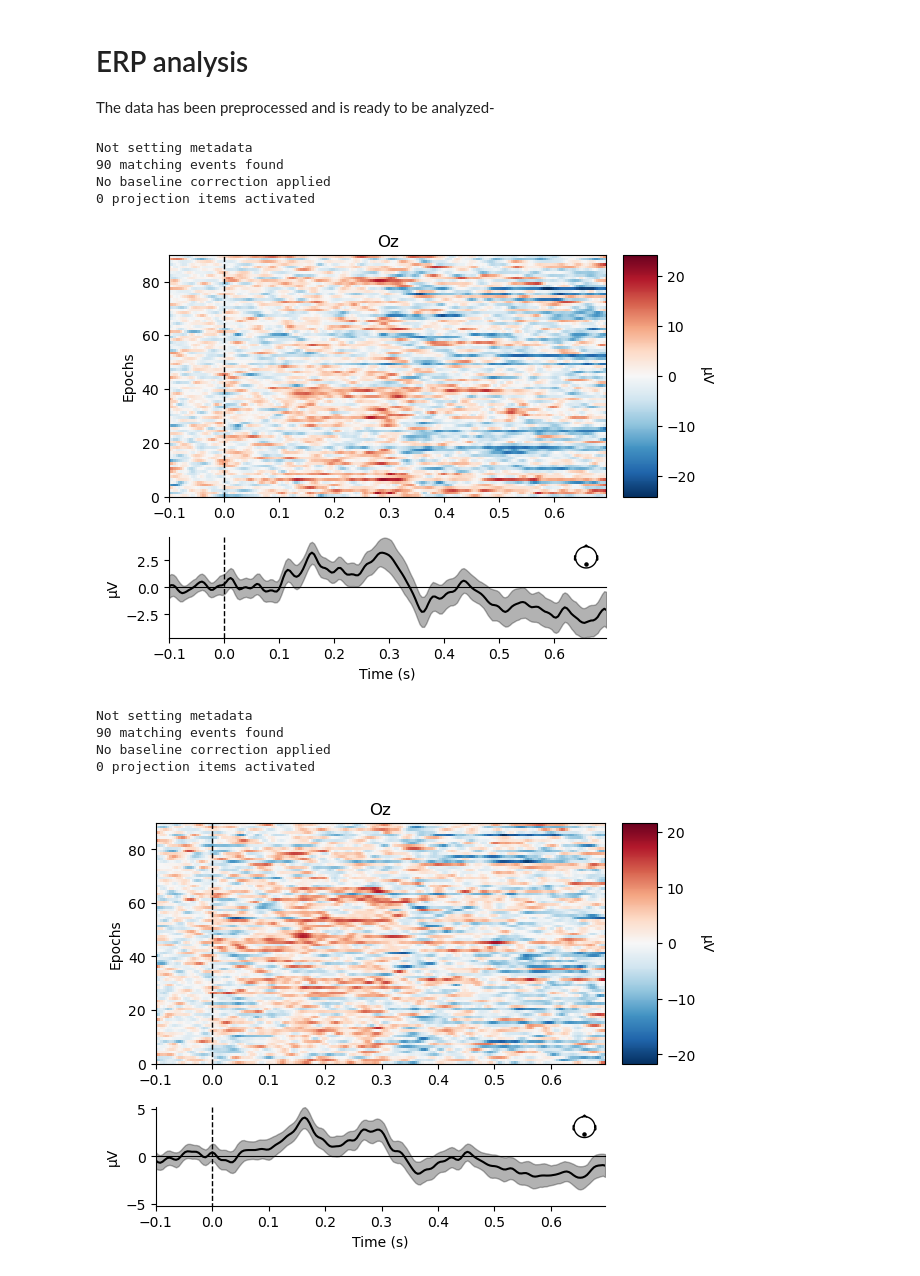
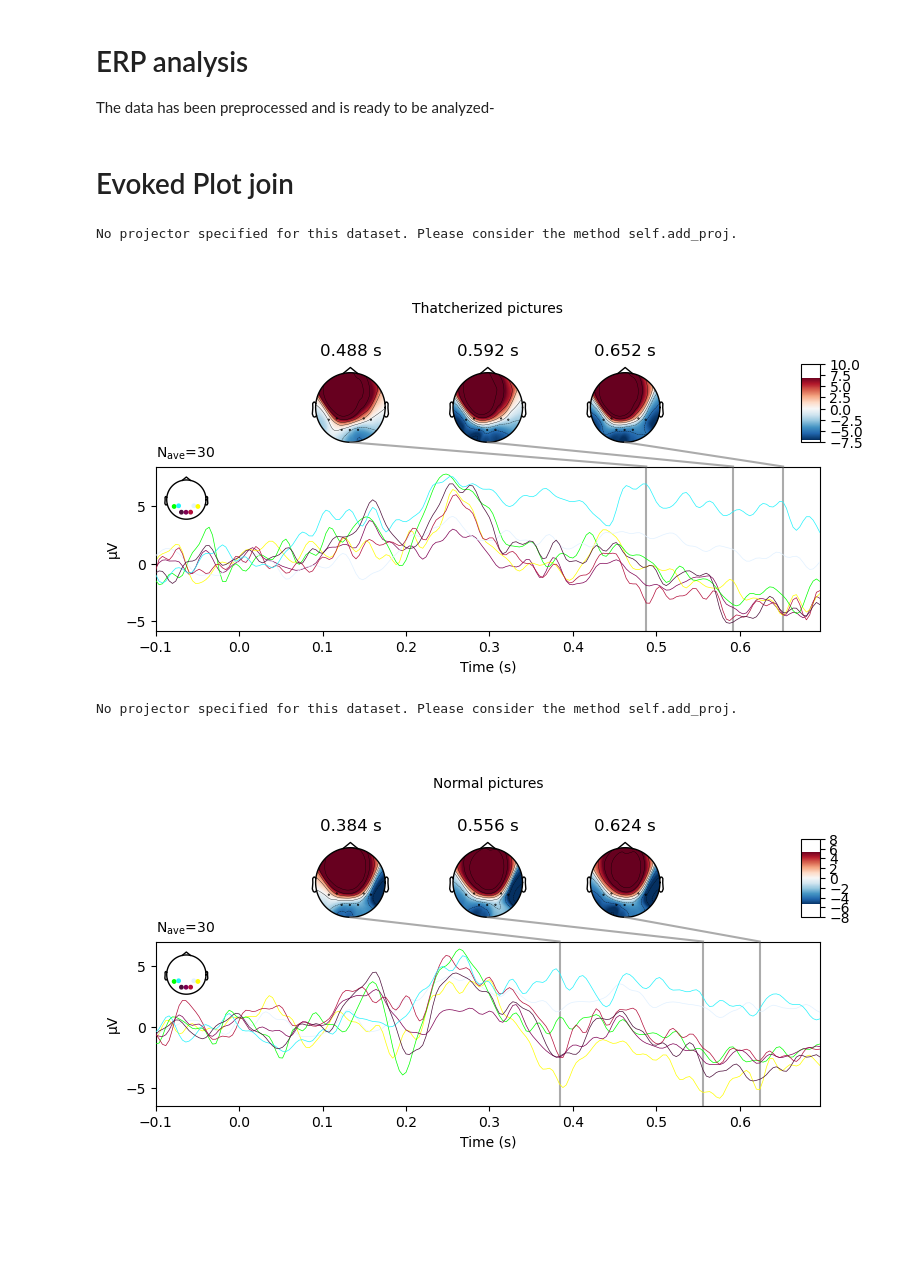
Before and after one commit to lauritswl/EEG_Thatcher_Effect, a Jupyter notebook: thatcher_experiment_notebook_EEG.ipynb, the cells around one changed output. Drawn from its saved outputs; the diff is of its cells as text; code cells hidden in the pictures; blank space fills up the shorter version.

```diff
--- a/thatcher_experiment_notebook_EEG.ipynb
+++ b/thatcher_experiment_notebook_EEG.ipynb
@@ -333,25 +333,50 @@ all_unchanged = epochs['Unchanged']
 all_changed_evoked = epochs['Changed'].average()
 all_unchanged_evoked = epochs['Unchanged'].average()
 
+# INTERACTIONS
+# Changed vs Unchanged X Inversion effect
 ## creating for changed vs unchanged for each rotation
 changed_0 = epochs['Changed/0'].average()
 changed_90 = epochs['Changed/90'].average()
 changed_180 = epochs['Changed/180'].average()
 
-unchanged_0 = epochs['Changed/0'].average()
-unchanged_90 = epochs['Changed/90'].average()
-unchanged_180 = epochs['Changed/180'].average()
+unchanged_0 = epochs['Unchanged/0'].average()
+unchanged_90 = epochs['Unchanged/90'].average()
+unchanged_180 = epochs['Unchanged/180'].average()
+
+# Familiar vs Unfamiliar X Changed vs Unchanged X Inversion effect
+## creating for famiar vs unfamiliar interacting with inverse effect
+
+## Familiar
+changed_0_familiar = epochs['Changed/0/Familliar'].average()
+changed_90_familiar = epochs['Changed/90/Familliar'].average()
+changed_180_familiar = epochs['Changed/180/Familliar'].average()
+
+unchanged_0_familiar = epochs['Unchanged/0/Familliar'].average()
+unchanged_90_familiar = epochs['Unchanged/90/Familliar'].average()
+unchanged_180_familiar = epochs['Unchanged/180/Familliar'].average()
+
+## Unfamiliar
+changed_0_unfamiliar = epochs['Changed/0/Unfamilliar'].average()
+changed_90_unfamiliar = epochs['Changed/90/Unfamilliar'].average()
+changed_180_unfamiliar = epochs['Changed/180/Unfamilliar'].average()
+
+unchanged_0_unfamiliar = epochs['Unchanged/0/Unfamilliar'].average()
+unchanged_90_unfamiliar = epochs['Unchanged/90/Unfamilliar'].average()
+unchanged_180_unfamiliar = epochs['Unchanged/180/Unfamilliar'].average()
 # %%
-all_changed.plot_image(picks=('Oz'));
-all_unchanged.plot_image(picks=('Oz'));
+#
+# #all_changed.plot_image(picks=('Oz'));
+# #all_unchanged.plot_image(picks=('Oz'));
-# %% [output]
-Not setting metadata
-90 matching events found
-No baseline correction applied
-0 projection items activated
-[figure, removed]
-Not setting metadata
-90 matching events found
-No baseline correction applied
-0 projection items activated
-[figure, removed]
+# %% [markdown]
+# Evoked Plot join
+# %%
+## Plotting ##
+Thatcherized_plot = changed_90.plot_joint(picks=['P3', 'P7', "P4", "P8", "O1", "Oz", "O2"], title = "Thatcherized pictures");
+
+Unthatcherized_plot = unchanged_90.plot_joint(picks=['P3', 'P7', "P4", "P8", "O1", "Oz", "O2"], title = "Normal pictures");
+# %% [output]
+No projector specified for this dataset. Please consider the method self.add_proj.
+[figure, added]
+No projector specified for this dataset. Please consider the method self.add_proj.
+[figure, added]
```
Also changed, not shown: parts of 12 cells of this notebook, 2 other files.
